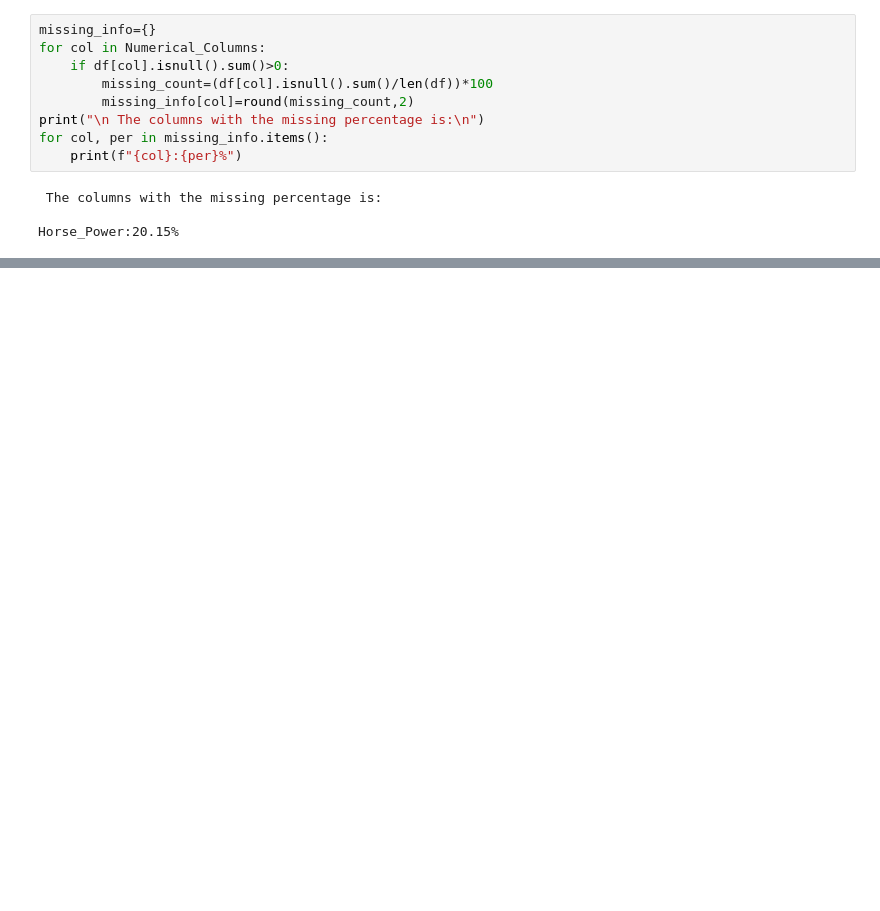
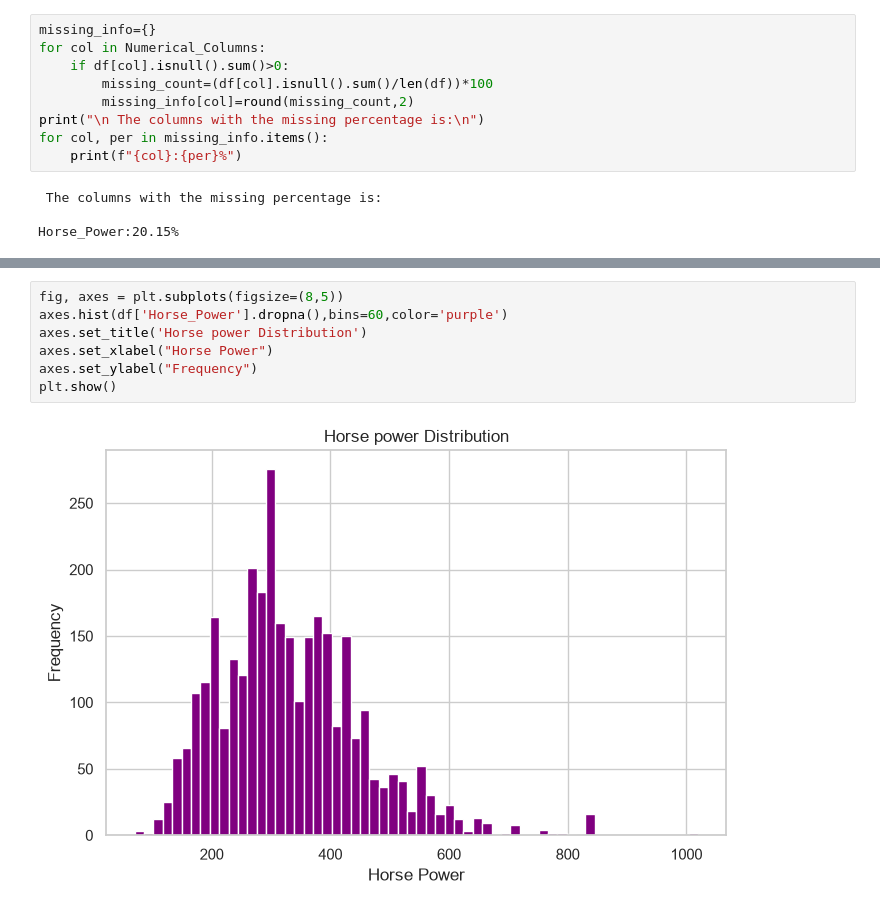
Before and after one commit to prarthanadaibagya/Learning_Machine_Learning, a Jupyter notebook: Machine Learning/Used_Cars_Price_Estimation/NoteBooks/Used_Cars_Analsyis.ipynb, the cells around one changed output, grey strips where cells are left out. Drawn from its saved outputs; the diff is of its cells as text; blank space fills up the shorter version.

```diff
--- a/Machine Learning/Used_Cars_Price_Estimation/NoteBooks/Used_Cars_Analsyis.ipynb
+++ b/Machine Learning/Used_Cars_Price_Estimation/NoteBooks/Used_Cars_Analsyis.ipynb
@@ -903,0 +911,9 @@ Horse_Power:20.15%
+# %%
+fig, axes = plt.subplots(figsize=(8,5))
+axes.hist(df['Horse_Power'].dropna(),bins=60,color='purple')
+axes.set_title('Horse power Distribution')
+axes.set_xlabel("Horse Power")
+axes.set_ylabel("Frequency")
+plt.show()
+# %% [output]
+[figure, added]
```
Also changed, not shown: parts of 13 cells of this notebook.
